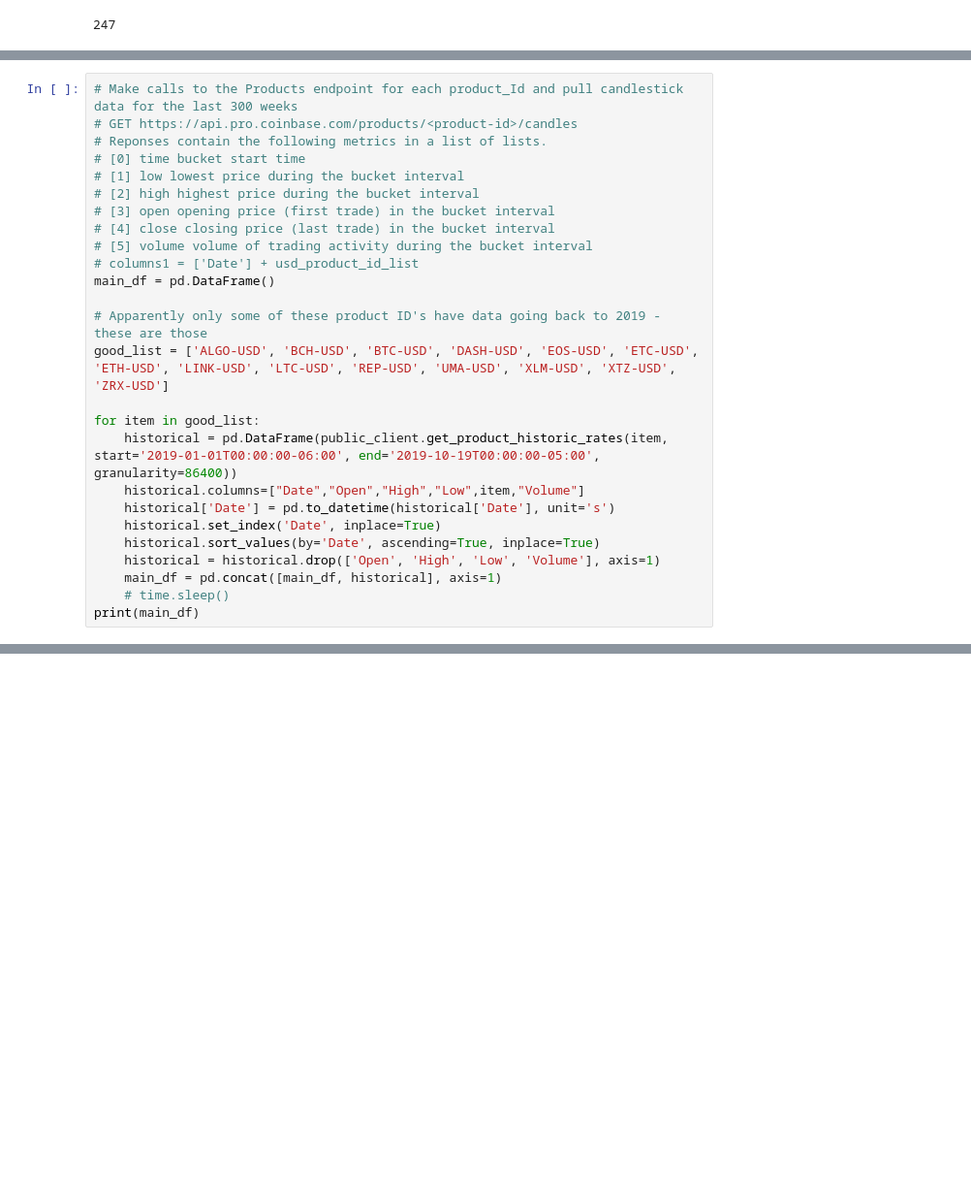
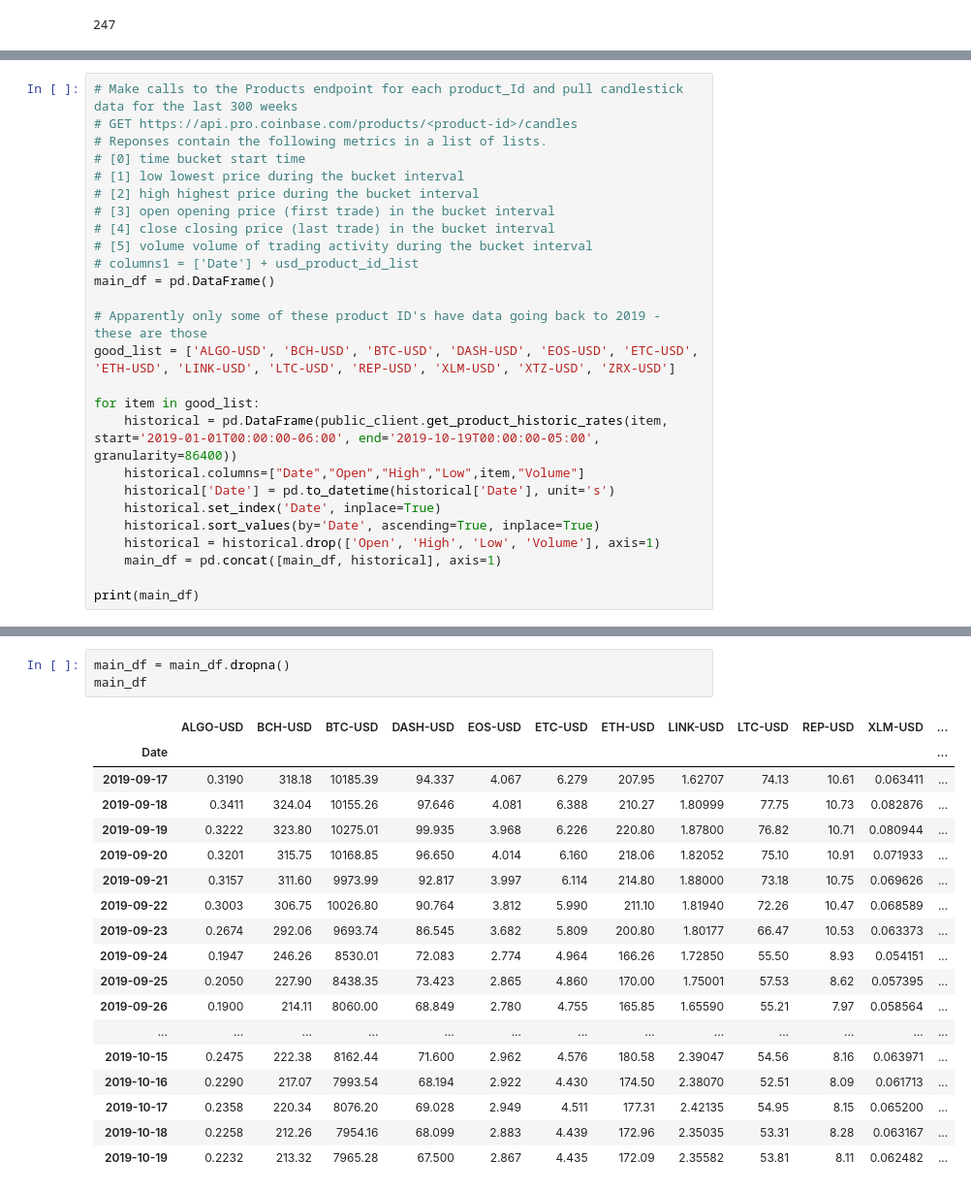
Before and after one commit to padibona/FinTechProject1, a Jupyter notebook: Crypto_Alt_Analysis.ipynb, the cells around one changed output, grey strips where cells are left out. Shown at 97% size. Saved outputs shown, nothing was run; the diff lists cells and outputs as text; blank space fills up the shorter version.

Commit message:
edited date ranges

```diff
--- a/Crypto_Alt_Analysis.ipynb
+++ b/Crypto_Alt_Analysis.ipynb
@@ -76,7 +84,7 @@ print(usd_product_id_list)
 main_df = pd.DataFrame()
 
 # Apparently only some of these product ID's have data going back to 2019 - these are those
-good_list = ['ALGO-USD', 'BCH-USD', 'BTC-USD', 'DASH-USD', 'EOS-USD', 'ETC-USD', 'ETH-USD', 'LINK-USD', 'LTC-USD', 'REP-USD', 'UMA-USD', 'XLM-USD', 'XTZ-USD', 'ZRX-USD']
+good_list = ['ALGO-USD', 'BCH-USD', 'BTC-USD', 'DASH-USD', 'EOS-USD', 'ETC-USD', 'ETH-USD', 'LINK-USD', 'LTC-USD', 'REP-USD', 'XLM-USD', 'XTZ-USD', 'ZRX-USD']
 
 for item in good_list:
     historical = pd.DataFrame(public_client.get_product_historic_rates(item, start='2019-01-01T00:00:00-06:00', end='2019-10-19T00:00:00-05:00', granularity=86400))
@@ -86,6 +94,6 @@ for item in good_list:
     historical.sort_values(by='Date', ascending=True, inplace=True)
     historical = historical.drop(['Open', 'High', 'Low', 'Volume'], axis=1)
     main_df = pd.concat([main_df, historical], axis=1)
-    # time.sleep()
+
 print(main_df)
 # %% [output]
@@ -108,0 +117,22 @@ Date
+# %%
+main_df = main_df.dropna()
+main_df
+# %% [output]
+|  | ALGO-USD | BCH-USD | BTC-USD | DASH-USD | EOS-USD | ETC-USD | ETH-USD | LINK-USD | LTC-USD | REP-USD | XLM-USD | ... |
+| Date |  |  |  |  |  |  |  |  |  |  |  | ... |
+| 2019-09-17 | 0.3190 | 318.18 | 10185.39 | 94.337 | 4.067 | 6.279 | 207.95 | 1.62707 | 74.13 | 10.61 | 0.063411 | ... |
+| 2019-09-18 | 0.3411 | 324.04 | 10155.26 | 97.646 | 4.081 | 6.388 | 210.27 | 1.80999 | 77.75 | 10.73 | 0.082876 | ... |
+| 2019-09-19 | 0.3222 | 323.80 | 10275.01 | 99.935 | 3.968 | 6.226 | 220.80 | 1.87800 | 76.82 | 10.71 | 0.080944 | ... |
+| 2019-09-20 | 0.3201 | 315.75 | 10168.85 | 96.650 | 4.014 | 6.160 | 218.06 | 1.82052 | 75.10 | 10.91 | 0.071933 | ... |
+| 2019-09-21 | 0.3157 | 311.60 | 9973.99 | 92.817 | 3.997 | 6.114 | 214.80 | 1.88000 | 73.18 | 10.75 | 0.069626 | ... |
+| 2019-09-22 | 0.3003 | 306.75 | 10026.80 | 90.764 | 3.812 | 5.990 | 211.10 | 1.81940 | 72.26 | 10.47 | 0.068589 | ... |
+| 2019-09-23 | 0.2674 | 292.06 | 9693.74 | 86.545 | 3.682 | 5.809 | 200.80 | 1.80177 | 66.47 | 10.53 | 0.063373 | ... |
+| 2019-09-24 | 0.1947 | 246.26 | 8530.01 | 72.083 | 2.774 | 4.964 | 166.26 | 1.72850 | 55.50 | 8.93 | 0.054151 | ... |
+| 2019-09-25 | 0.2050 | 227.90 | 8438.35 | 73.423 | 2.865 | 4.860 | 170.00 | 1.75001 | 57.53 | 8.62 | 0.057395 | ... |
+| 2019-09-26 | 0.1900 | 214.11 | 8060.00 | 68.849 | 2.780 | 4.755 | 165.85 | 1.65590 | 55.21 | 7.97 | 0.058564 | ... |
+| ... | ... | ... | ... | ... | ... | ... | ... | ... | ... | ... | ... | ... |
+| 2019-10-15 | 0.2475 | 222.38 | 8162.44 | 71.600 | 2.962 | 4.576 | 180.58 | 2.39047 | 54.56 | 8.16 | 0.063971 | ... |
+| 2019-10-16 | 0.2290 | 217.07 | 7993.54 | 68.194 | 2.922 | 4.430 | 174.50 | 2.38070 | 52.51 | 8.09 | 0.061713 | ... |
+| 2019-10-17 | 0.2358 | 220.34 | 8076.20 | 69.028 | 2.949 | 4.511 | 177.31 | 2.42135 | 54.95 | 8.15 | 0.065200 | ... |
+| 2019-10-18 | 0.2258 | 212.26 | 7954.16 | 68.099 | 2.883 | 4.439 | 172.96 | 2.35035 | 53.31 | 8.28 | 0.063167 | ... |
+| 2019-10-19 | 0.2232 | 213.32 | 7965.28 | 67.500 | 2.867 | 4.435 | 172.09 | 2.35582 | 53.81 | 8.11 | 0.062482 | ... |
```
Also changed, not shown: parts of 13 cells of this notebook.
